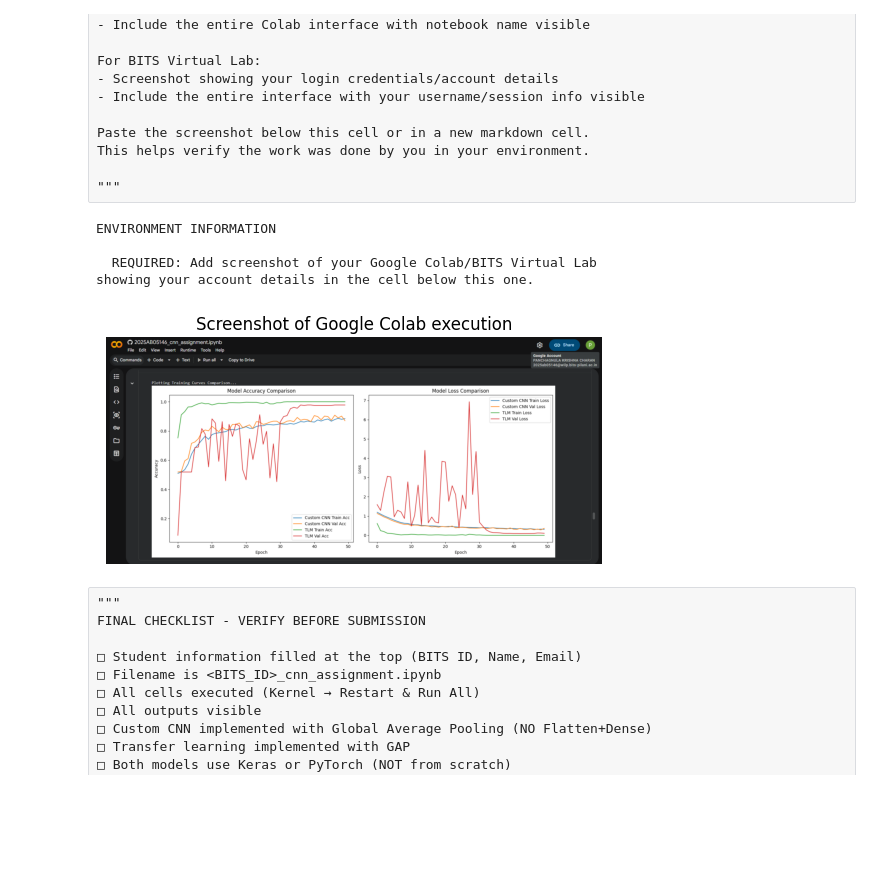
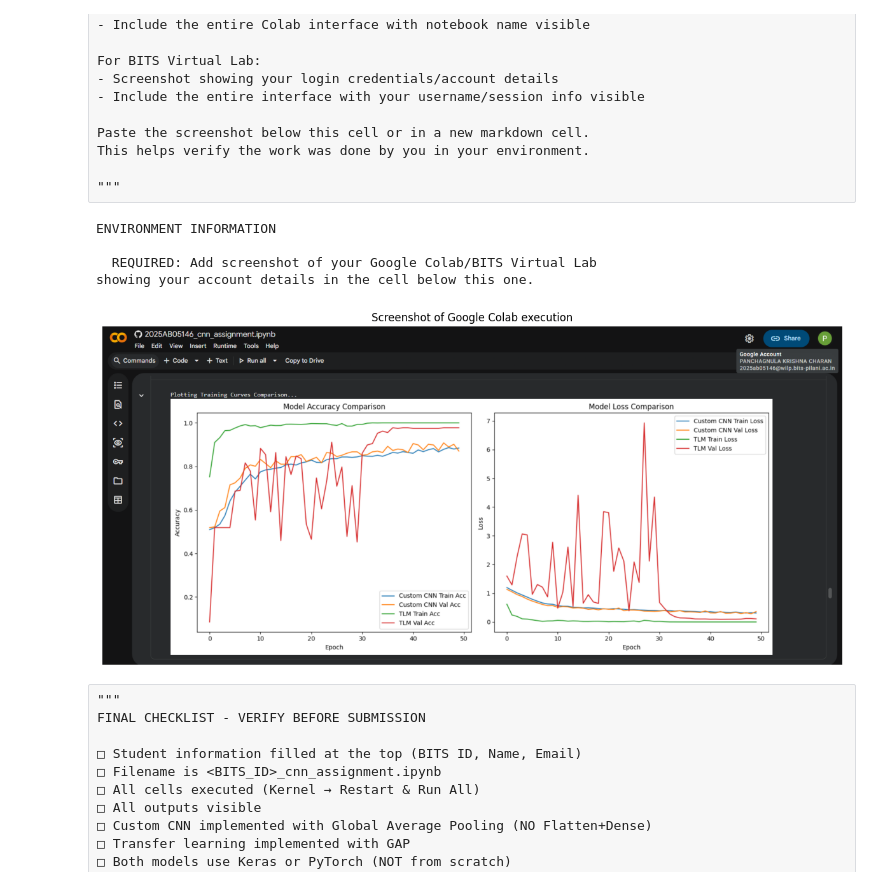
Before and after one commit to PanchangulaKrishnacharan/Masters, a Jupyter notebook: mid 2/DNN/CNN/2025AB05146_cnn_assignment.ipynb, the cells around one changed output. Drawn from its saved outputs; the diff is of its cells as text; code cells hidden in the pictures; blank space fills up the shorter version.

```diff
--- a/mid 2/DNN/CNN/2025AB05146_cnn_assignment.ipynb
+++ b/mid 2/DNN/CNN/2025AB05146_cnn_assignment.ipynb
@@ -1099,24 +1099,25 @@ from datetime import datetime
 # %%
 print("ENVIRONMENT INFORMATION")
 print("\n  REQUIRED: Add screenshot of your Google Colab/BITS Virtual Lab")
 print("showing your account details in the cell below this one.")
 
 # include the screen shot here
 import matplotlib.pyplot as plt
 import matplotlib.image as mpimg
 
 img = mpimg.imread('execution.png')
 
+plt.figure(figsize=(15, 15))
 plt.imshow(img)
 plt.axis('off')
 plt.title("Screenshot of Google Colab execution")
 plt.show()
 # %% [output]
 ENVIRONMENT INFORMATION
 
   REQUIRED: Add screenshot of your Google Colab/BITS Virtual Lab
 showing your account details in the cell below this one.
-[figure, old version]
+[figure, new version]
 # %% [raw]
 """
 FINAL CHECKLIST - VERIFY BEFORE SUBMISSION
```
